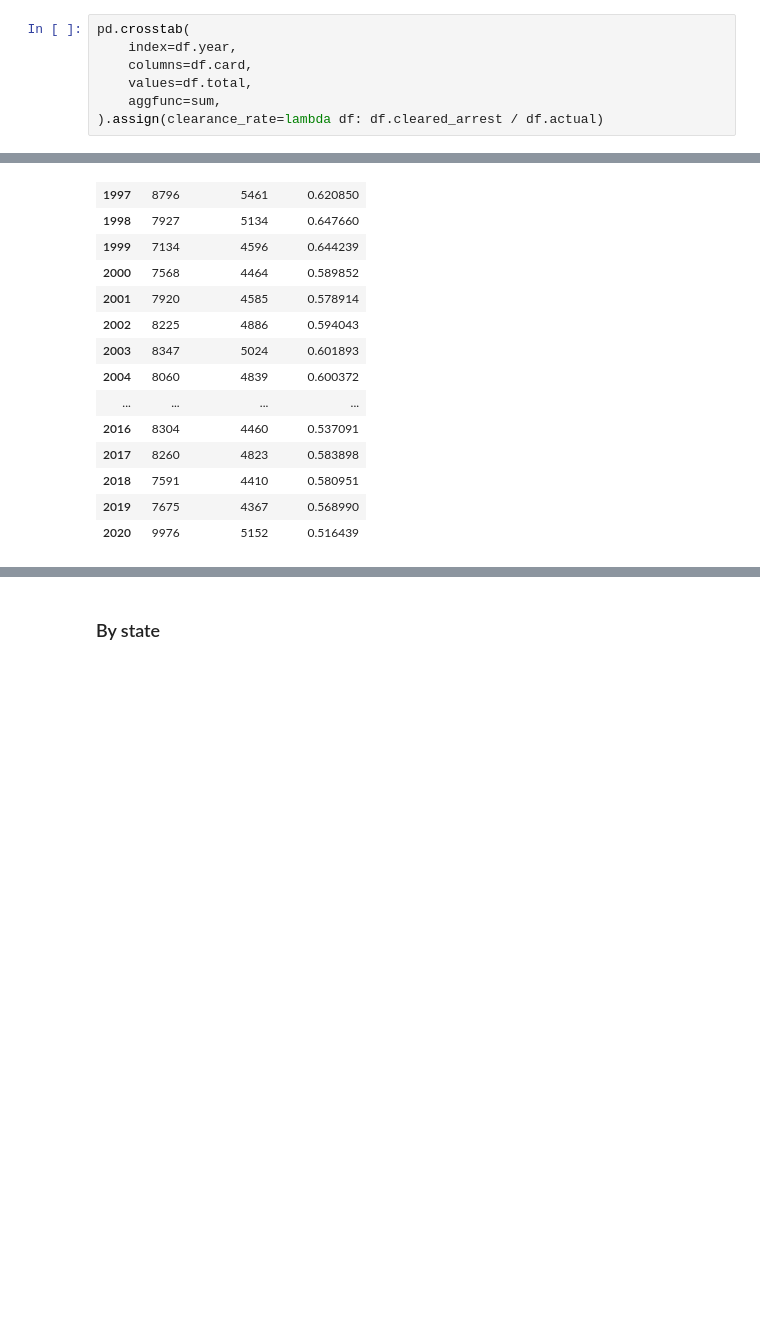
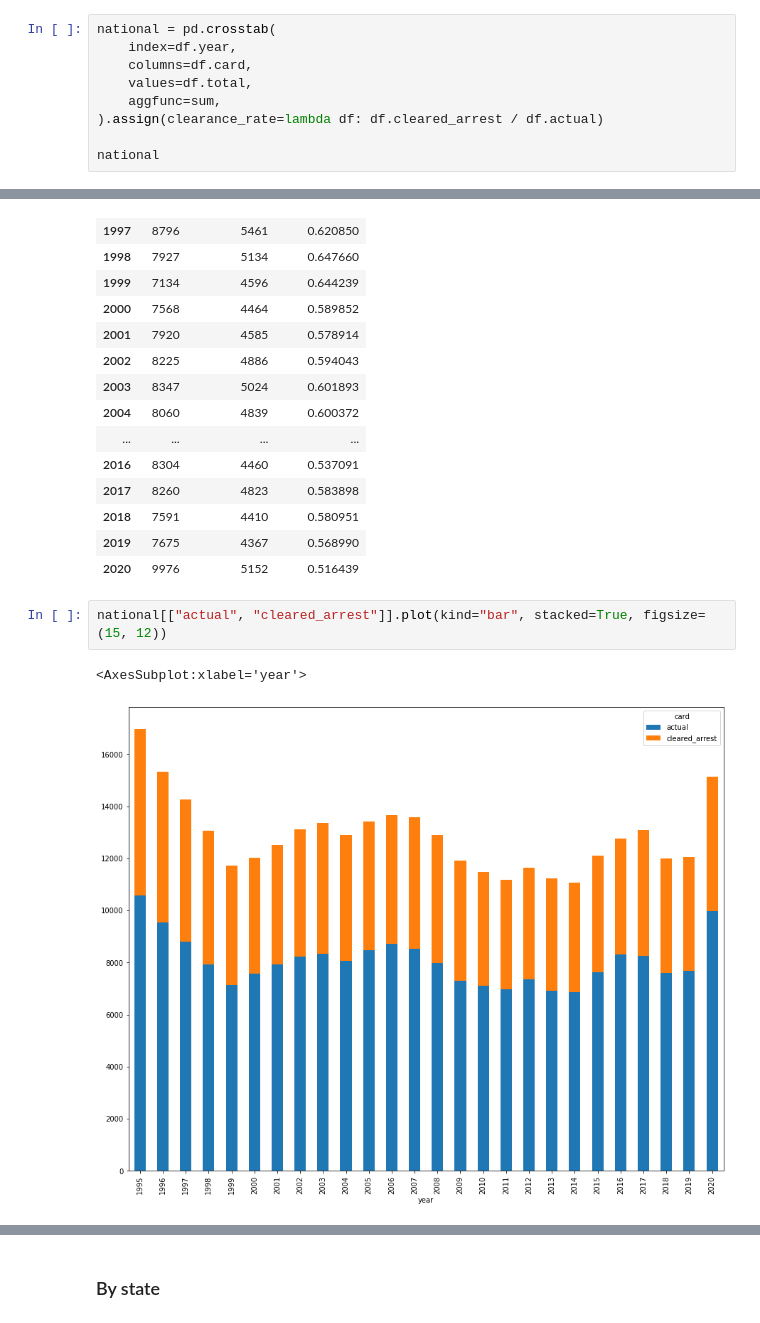
Before and after one commit to cbs-news-data/homicide-clearance-fbi-data, a Jupyter notebook: notebook/reta/src/reta.ipynb, the cells around one changed output, grey strips where cells are left out. Saved outputs shown, nothing was run; the diff lists cells and outputs as text; blank space fills up the shorter version.

```diff
--- a/notebook/reta/src/reta.ipynb
+++ b/notebook/reta/src/reta.ipynb
@@ -167,10 +169,12 @@ def get5yravg_vs_2020(clearance_rate_df):
 # %%
-pd.crosstab(
+national = pd.crosstab(
     index=df.year,
     columns=df.card,
     values=df.total,
     aggfunc=sum,
 ).assign(clearance_rate=lambda df: df.cleared_arrest / df.actual)
+
+national
 # %% [output]
 | card | actual | cleared_arrest | clearance_rate |
 | year |  |  |  |
@@ -190,3 +194,8 @@ pd.crosstab(
 | 2018 | 7591 | 4410 | 0.580951 |
 | 2019 | 7675 | 4367 | 0.568990 |
 | 2020 | 9976 | 5152 | 0.516439 |
+# %%
+national[["actual", "cleared_arrest"]].plot(kind="bar", stacked=True, figsize=(15, 12))
+# %% [output]
+<AxesSubplot:xlabel='year'>
+[figure, added]
```
Also changed, not shown: parts of 3 cells of this notebook.
